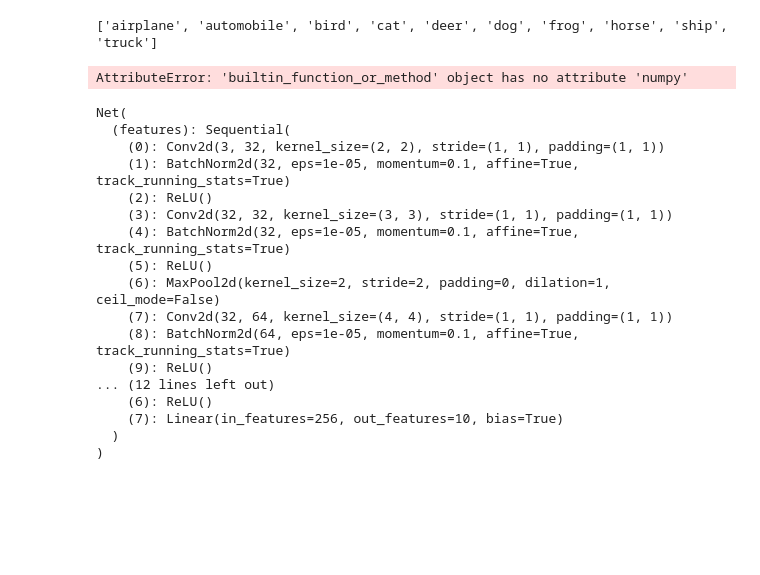
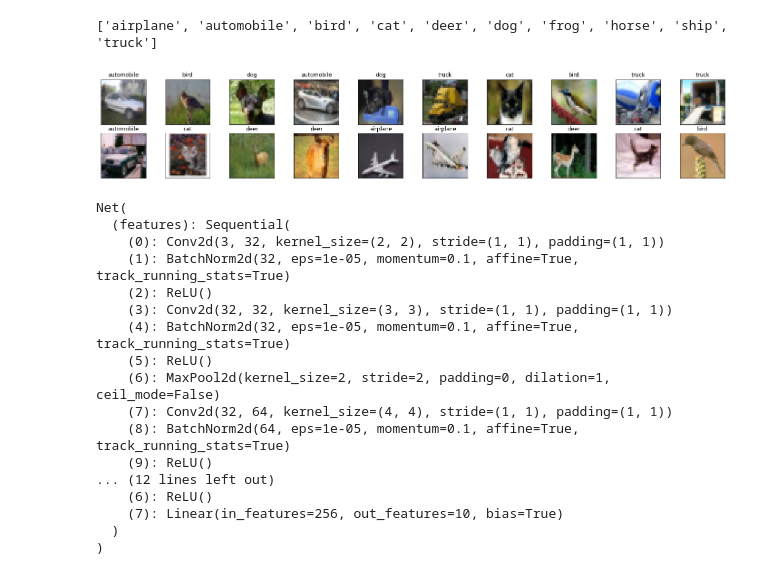
Before and after one commit to billbai0102/DeepLearning, a Jupyter notebook: CIFAR10 Classifier/classifier.ipynb, the cells around one changed output. Drawn from its saved outputs; the diff is of its cells as text; code cells hidden in the pictures; blank space fills up the shorter version.

```diff
--- a/CIFAR10 Classifier/classifier.ipynb
+++ b/CIFAR10 Classifier/classifier.ipynb
@@ -52,23 +52,24 @@ classes = train_dataset.classes
 print(classes)
 # %% [output]
 ['airplane', 'automobile', 'bird', 'cat', 'deer', 'dog', 'frog', 'horse', 'ship', 'truck']
-# %%
-def imshow(img: torch.Tensor):
-    image = images.cpu().clone().detach().numpy()
-    img = img / 2 + 0.5
-    img = img.cpu.numpy()
-    plt.imshow(np.transpose(img, (1, 2, 0)))
-    plt.show()
-
-dataiter = iter(train_loader)
-images, labels = dataiter.next()
-
-imshow(torchvision.utils.make_grid(images))
-
-for i in range(len(labels)):
-    print(classes[labels[i]], end="\t")
-# %% [output]
-AttributeError: 'builtin_function_or_method' object has no attribute 'numpy'
+# %%
+def convert(img):
+  img = img.cpu().numpy()
+  img = img.transpose(1, 2, 0)
+  img = img * np.array((0.5, 0.5, 0.5)) + np.array((0.5, 0.5, 0.5))
+  img = img.clip(0, 1)
+  return img
+
+dataiter = iter(train_loader)
+images, labels = dataiter.next()
+fig = plt.figure(figsize=(25, 4))
+
+for idx in np.arange(20):
+  ax = fig.add_subplot(2, 10, idx+1, xticks=[], yticks=[])
+  plt.imshow(convert(images[idx]))
+  ax.set_title(classes[labels[idx].item()])
+# %% [output]
+[figure, added]
 # %%
 class Net(nn.Module):
     def __init__(self):
```
